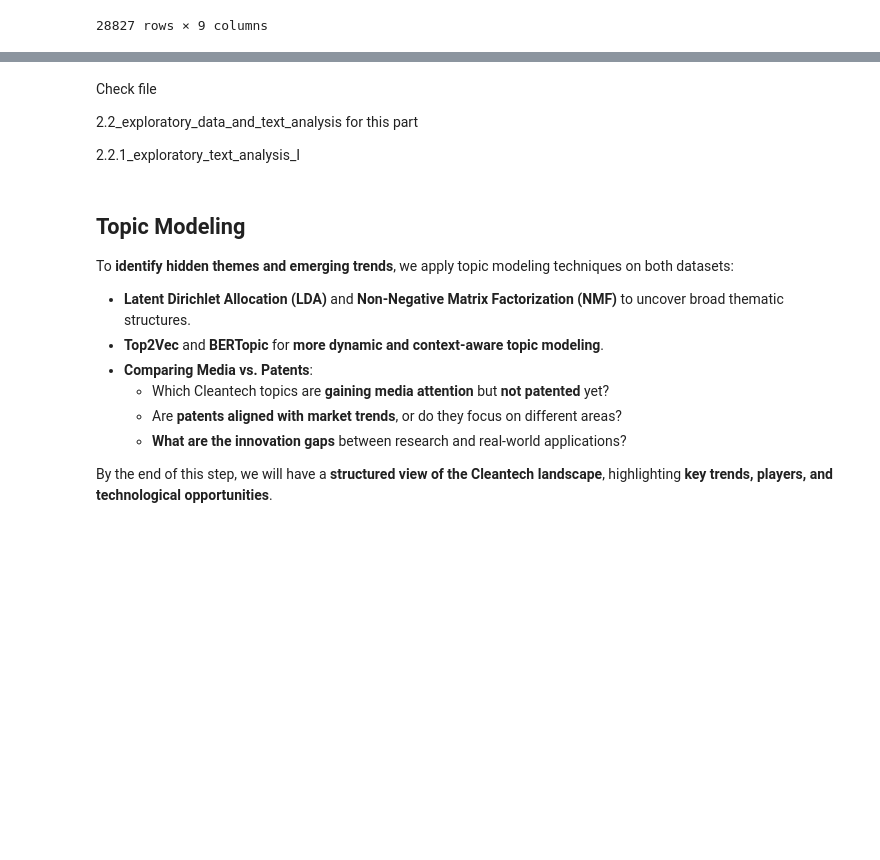
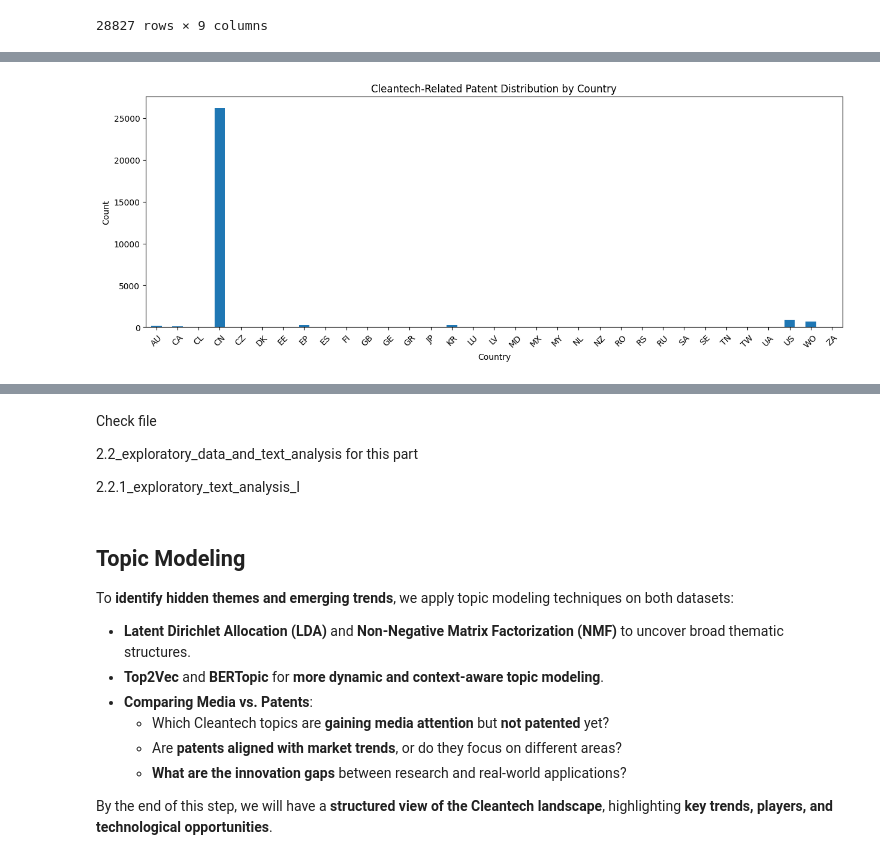
Before and after one commit to cmimholz/computational-language-technology-project, a Jupyter notebook: notebooks/stage1.ipynb, the cells around one changed output, grey strips where cells are left out. Saved outputs shown, nothing was run; the diff lists cells and outputs as text; code cells hidden in the pictures; blank space fills up the shorter version.

```diff
--- a/notebooks/stage1.ipynb
+++ b/notebooks/stage1.ipynb
@@ -709,0 +788,12 @@ EDA helps us **understand data patterns and distributions** before applying comp
+# %%
+# We will add some basic text features to the data
+
+# Add 'Review lenght'
+media_df['title_length'] = media_df['title'].astype(str).apply(len)
+# Add simple token count
+media_df['number_tokens'] = media_df['title'].apply(lambda x: len(str(x).split()))
+
+# Add 'Review lenght'
+patent_df['abrtract_length'] = patent_df['abstract'].astype(str).apply(len)
+# Add simple token count
+patent_df['abstract_tokens'] = patent_df['abstract'].apply(lambda x: len(str(x).split()))
@@ -709,0 +848,12 @@ EDA helps us **understand data patterns and distributions** before applying comp
+# %%
+patent_df.groupby('country_code').size().sort_values(ascending=False)
+
+plt.figure(figsize=(12, 5))
+patent_df['country_code'].value_counts().sort_index().plot(kind='bar', figsize=(15, 5))
+plt.title("Cleantech-Related Patent Distribution by Country")
+plt.xlabel("Country")
+plt.ylabel("Count")
+plt.xticks(rotation=45)
+plt.show()
+# %% [output]
+[figure, added]
```
Also changed, not shown: parts of 35 cells of this notebook.
